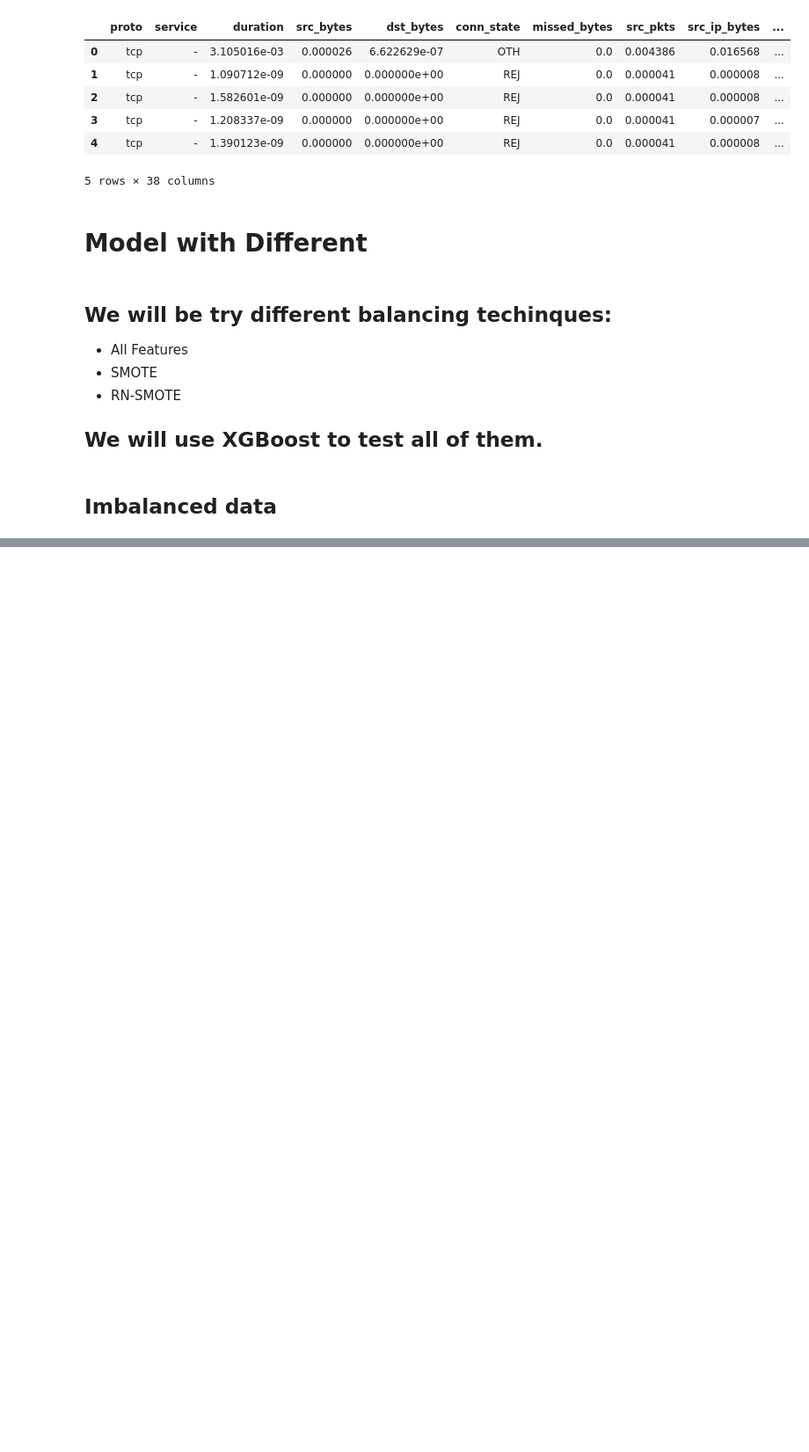
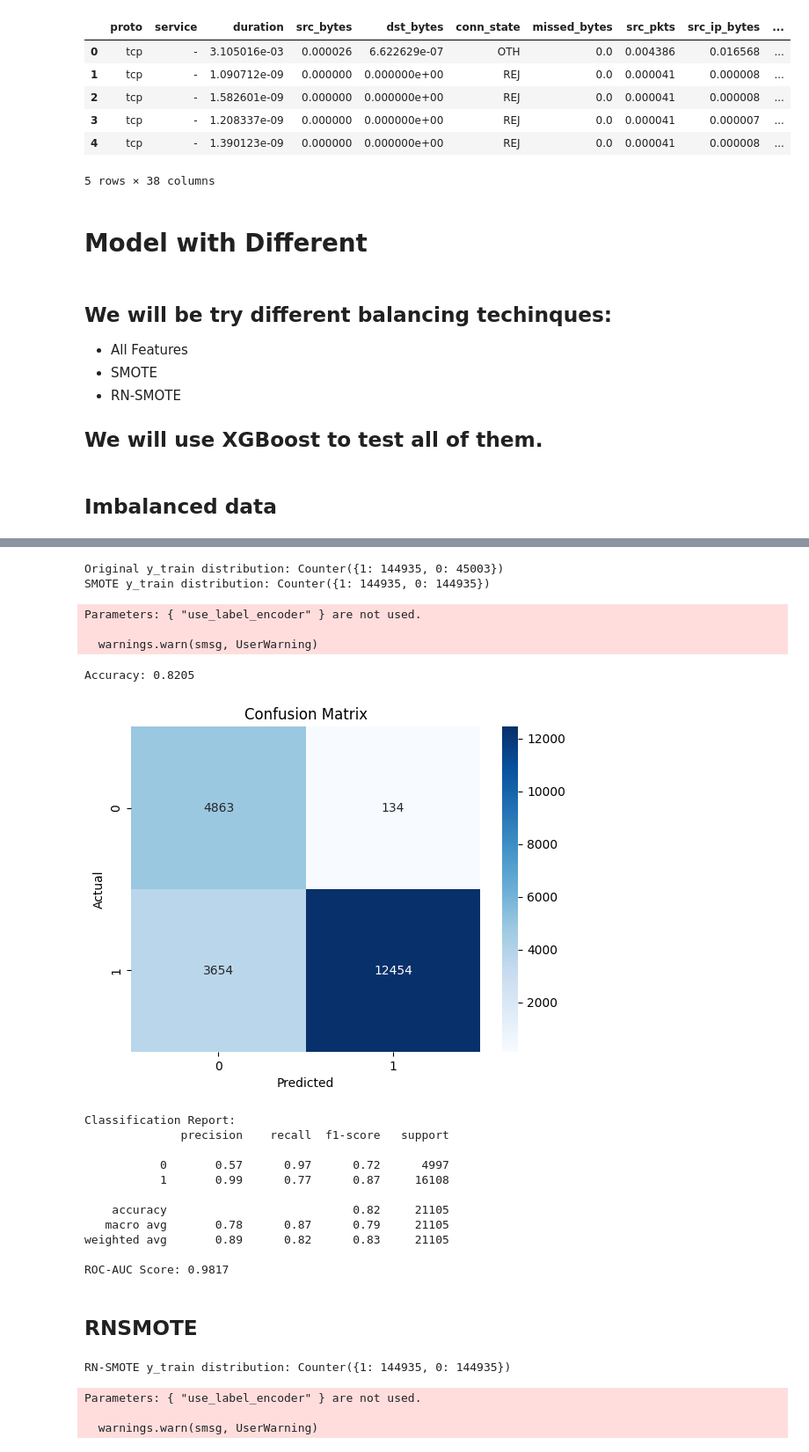
Before and after one commit to marawanattya/RN-SMOTE-on-Imbalanced-Data, a Jupyter notebook: src/RN_SMOTE.ipynb, the cells around one changed output, grey strips where cells are left out. Shown at 88% size. Drawn from its saved outputs; the diff is of its cells as text; code cells hidden in the pictures; blank space fills up the shorter version.

```diff
--- a/src/RN_SMOTE.ipynb
+++ b/src/RN_SMOTE.ipynb
@@ -321 +391,81 @@ XGBClassifier(base_score=None, booster=None, callbacks=None,
+# %%
+from imblearn.over_sampling import SMOTE
+from sklearn.model_selection import train_test_split
+
+# Apply SMOTE
+smote = SMOTE(random_state=42)
+X_train_smote, y_train_smote = smote.fit_resample(X_train, y_train)
+
+# Check class distribution after SMOTE
+from collections import Counter
+print(f"Original y_train distribution: {Counter(y_train)}")
+print(f"SMOTE y_train distribution: {Counter(y_train_smote)}")
+# %% [output]
+Original y_train distribution: Counter({1: 144935, 0: 45003})
+SMOTE y_train distribution: Counter({1: 144935, 0: 144935})
+# %%
+model_smote = model.fit(X_train_smote, y_train_smote)
+# %% [output]
+Parameters: { "use_label_encoder" } are not used.
+
+  warnings.warn(smsg, UserWarning)
+# %%
+# Make predictions
+y_pred_smote = model_smote.predict(X_test)
+# %%
+# Accuracy
+accuracy = accuracy_score(y_test, y_pred_smote)
+print(f"Accuracy: {accuracy:.4f}")
+
+# Confusion Matrix
+conf_matrix = confusion_matrix(y_test, y_pred_smote)
+sns.heatmap(conf_matrix, annot=True, fmt="d", cmap="Blues")
+plt.xlabel("Predicted")
+plt.ylabel("Actual")
+plt.title("Confusion Matrix")
+plt.show()
+
+# Classification Report
+print("Classification Report:")
+print(classification_report(y_test, y_pred_smote))
+
+# ROC-AUC (for binary classification)
+if len(set(y_test)) == 2:
+    y_pred_proba_smote = model_smote.predict_proba(X_test)[:, 1]
+    roc_auc = roc_auc_score(y_test, y_pred_proba)
+    print(f"ROC-AUC Score: {roc_auc:.4f}")
+# %% [output]
+Accuracy: 0.8205
+[figure, added]
+Classification Report:
+              precision    recall  f1-score   support
+
+           0       0.57      0.97      0.72      4997
+           1       0.99      0.77      0.87     16108
+
+    accuracy                           0.82     21105
+   macro avg       0.78      0.87      0.79     21105
+weighted avg       0.89      0.82      0.83     21105
+
+ROC-AUC Score: 0.9817
+# %% [markdown]
+## RNSMOTE
+# %%
+smote = SMOTE(random_state=42)
+X_train_rnsmote, y_train_rnsmote = smote.fit_resample(X_train, y_train)
+
+# Add random noise to synthetic samples
+noise = np.random.normal(loc=0, scale=0.01, size=X_train_rnsmote.shape)  # Adjust `scale` as needed
+X_train_rnsmote += noise
+
+# Check class distribution after RN-SMOTE
+print(f"RN-SMOTE y_train distribution: {Counter(y_train_rnsmote)}")
+# %% [output]
+RN-SMOTE y_train distribution: Counter({1: 144935, 0: 144935})
+# %%
+model_rnsmote = model.fit(X_train_rnsmote, y_train_rnsmote)
+# %% [output]
+Parameters: { "use_label_encoder" } are not used.
+
+  warnings.warn(smsg, UserWarning)
 # %%
```
Also changed, not shown: parts of 8 cells of this notebook.
